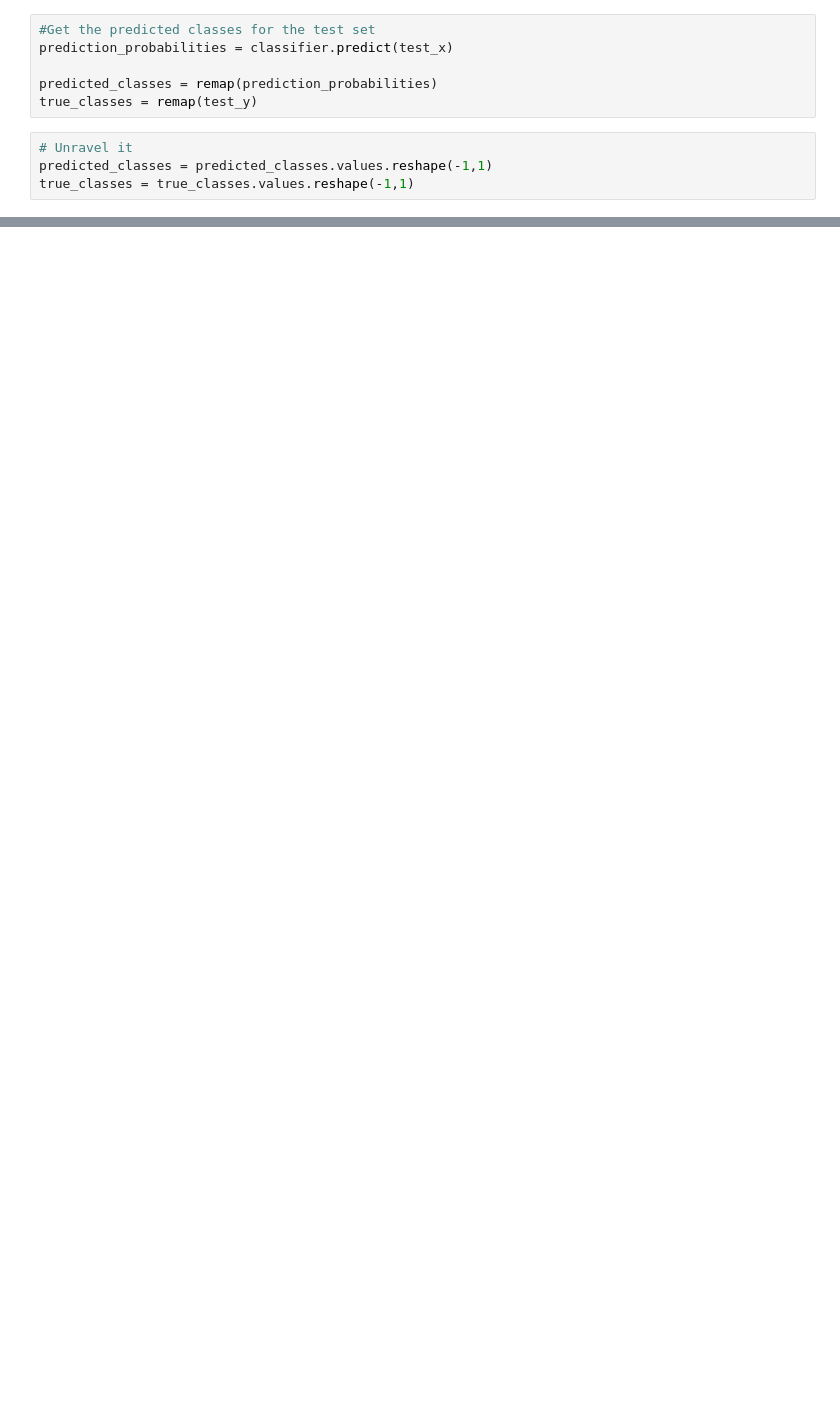
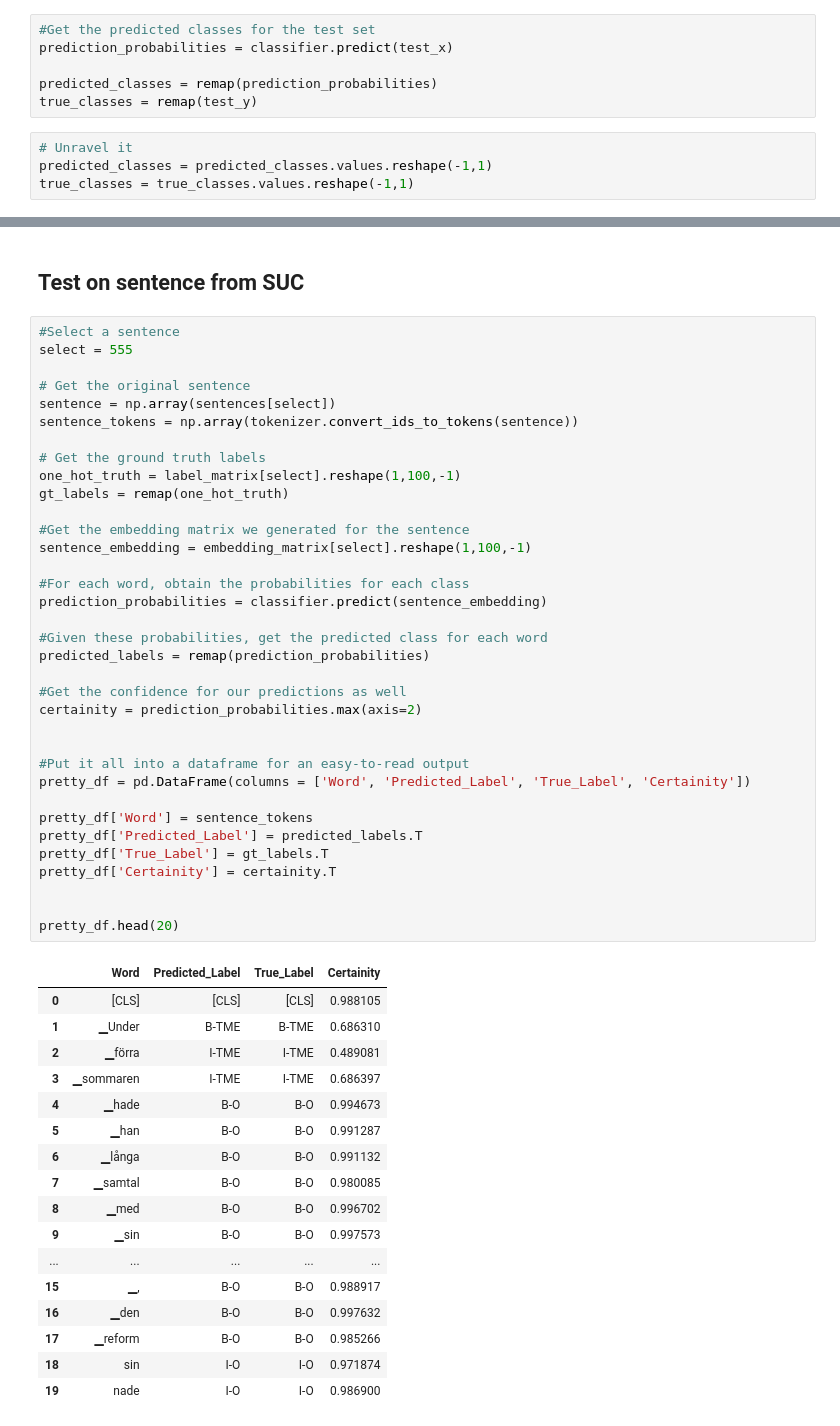
Before and after one commit to laureleo/thesis, a Jupyter notebook: notebooks/main.ipynb, the cells around one changed output, grey strips where cells are left out. Cells and saved outputs as stored; diff of their text form; blank space fills up the shorter version.

```diff
--- a/notebooks/main.ipynb
+++ b/notebooks/main.ipynb
@@ -517,0 +444,55 @@ AttributeError: 'Model' object has no attribute 'cuda'
+# %% [markdown]
+## Test on sentence from SUC
+# %%
+#Select a sentence
+select = 555
+
+# Get the original sentence
+sentence = np.array(sentences[select])
+sentence_tokens = np.array(tokenizer.convert_ids_to_tokens(sentence))
+
+# Get the ground truth labels
+one_hot_truth = label_matrix[select].reshape(1,100,-1)
+gt_labels = remap(one_hot_truth)
+
+#Get the embedding matrix we generated for the sentence
+sentence_embedding = embedding_matrix[select].reshape(1,100,-1)
+
+#For each word, obtain the probabilities for each class
+prediction_probabilities = classifier.predict(sentence_embedding)
+
+#Given these probabilities, get the predicted class for each word
+predicted_labels = remap(prediction_probabilities)
+
+#Get the confidence for our predictions as well
+certainity = prediction_probabilities.max(axis=2)
+
+
+#Put it all into a dataframe for an easy-to-read output
+pretty_df = pd.DataFrame(columns = ['Word', 'Predicted_Label', 'True_Label', 'Certainity'])
+
+pretty_df['Word'] = sentence_tokens
+pretty_df['Predicted_Label'] = predicted_labels.T
+pretty_df['True_Label'] = gt_labels.T
+pretty_df['Certainity'] = certainity.T
+
+
+pretty_df.head(20)
+# %% [output]
+|  | Word | Predicted_Label | True_Label | Certainity |
+| 0 | [CLS] | [CLS] | [CLS] | 0.988105 |
+| 1 | ▁Under | B-TME | B-TME | 0.686310 |
+| 2 | ▁förra | I-TME | I-TME | 0.489081 |
+| 3 | ▁sommaren | I-TME | I-TME | 0.686397 |
+| 4 | ▁hade | B-O | B-O | 0.994673 |
+| 5 | ▁han | B-O | B-O | 0.991287 |
+| 6 | ▁långa | B-O | B-O | 0.991132 |
+| 7 | ▁samtal | B-O | B-O | 0.980085 |
+| 8 | ▁med | B-O | B-O | 0.996702 |
+| 9 | ▁sin | B-O | B-O | 0.997573 |
+| ... | ... | ... | ... | ... |
+| 15 | ▁, | B-O | B-O | 0.988917 |
+| 16 | ▁den | B-O | B-O | 0.997632 |
+| 17 | ▁reform | B-O | B-O | 0.985266 |
+| 18 | sin | I-O | I-O | 0.971874 |
+| 19 | nade | I-O | I-O | 0.986900 |
```
Also changed, not shown: parts of 34 cells of this notebook.
